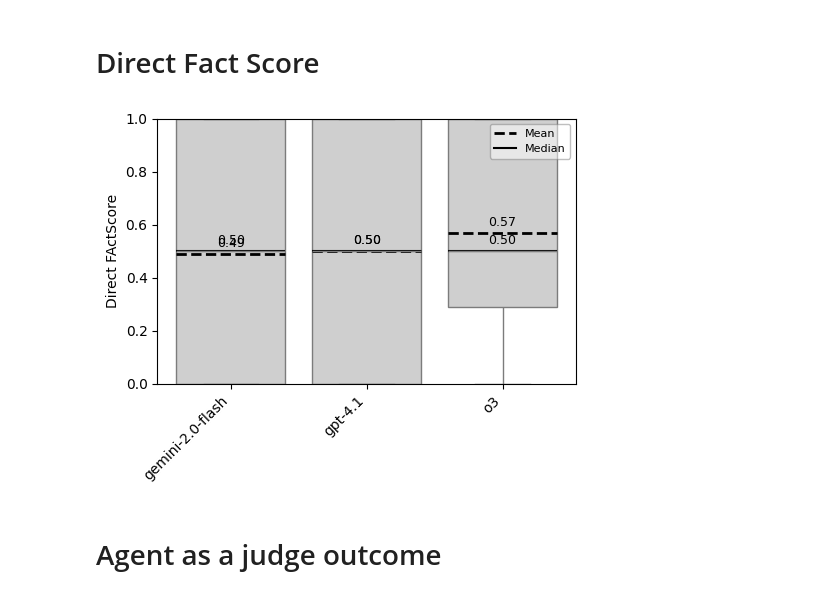
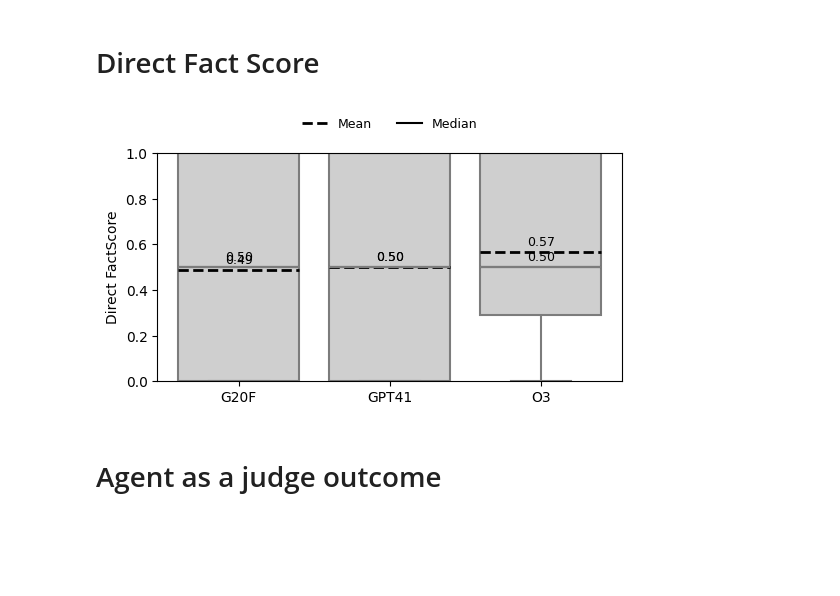
Before and after one commit to mrrestre/react_agent_in_edp, a Jupyter notebook: experiments/interpretation/experiment_comparer.ipynb, the cells around one changed output. Drawn from its saved outputs; the diff is of its cells as text; code cells hidden in the pictures; blank space fills up the shorter version.

Commit message:
improved figures

```diff
--- a/experiments/interpretation/experiment_comparer.ipynb
+++ b/experiments/interpretation/experiment_comparer.ipynb
@@ -45,3 +42,13 @@ df = df.sort_values(by="model_used")
+# %%
+# Map raw experiment names directly to single-letter codes
+name_map = {
+    "gemini-2.0-flash": "G20F",
+    "gpt-4.1": "GPT41",
+    "o3": "O3",
+}
+df["model_used"] = df["model_used"].map(name_map)
+
+df = df.sort_values(by="model_used")
 # %%
 my_palette = sns.color_palette("pastel", 9)
 
@@ -52,47 +59,38 @@ sns.palplot(my_palette)
 # Direct Fact Score
 # %%
 import matplotlib.pyplot as plt
-
+import seaborn as sns
 import numpy as np
 
-plt.figure(figsize=(5, 4))
+plt.figure(figsize=(6, 4))
 
-# Draw boxplot and save the axis object
+# Draw boxplot
 ax = sns.boxplot(
     data=df,
     x="model_used",
     y="fact_score.direct_fact_score",
     color=my_palette[7],
     showfliers=False,
-    linewidth=1,
+    linewidth=1.5,
 )
 
-# Get the x-tick positions (center of each box)
+# X-tick metadata
 xticks = ax.get_xticks()
 xticklabels = [tick.get_text() for tick in ax.get_xticklabels()]
 
-# Compute statistics
+# Compute stats
 means = df.groupby("model_used")["fact_score.direct_fact_score"].mean()
 medians = df.groupby("model_used")["fact_score.direct_fact_score"].median()
-
-# Map experiment names to positions
 pos_map = {label: pos for label, pos in zip(xticklabels, xticks)}
 
-# Overlay mean line and median label
-for i, (experiment, pos) in enumerate(pos_map.items()):
+# Overlay lines + annotations
+for experiment, pos in pos_map.items():
     mean_val = means.get(experiment)
     median_val = medians.get(experiment)
 
     if mean_val is not None:
-        # Mean (red dashed line)
         plt.hlines(
-            mean_val,
-            pos - 0.40,
-            pos + 0.40,
-            colors="black",
-            linestyles="--",
-            linewidth=2,
-            label="Mean" if i == 0 else "",  # Label only once
+            mean_val, pos - 0.4, pos + 0.4, colors="black", linestyles="--", linewidth=2
         )
         plt.text(
             pos,
@@ -105,54 +103,49 @@ for i, (experiment, pos) in enumerate(pos_map.items()):
         )
 
     if median_val is not None:
-        # Median label (black)
         plt.hlines(
             median_val,
-            pos - 0.40,
-            pos + 0.40,
+            pos - 0.4,
+            pos + 0.4,
             colors="black",
             linestyles="-",
             linewidth=1.5,
-            label="Median" if i == 0 else "",  # Label only once
         )
         plt.text(
             pos,
             median_val + 0.015,
             f"{median_val:.2f}",
             color="black",
             va="bottom",
             fontsize=9,
             ha="center",
         )
 
-# Final formatting
+# Final styling
 plt.xlabel("")
-plt.ylabel("Direct FActScore")
+plt.ylabel("Direct FactScore")
 plt.ylim(0, 1)
-plt.xticks(rotation=45, ha="right")
 
-# Inline legend inside top-right of plot with transparent background
-legend = ax.legend(
+# Top-centered legend without frame
+ax.legend(
     handles=[
         plt.Line2D([0], [0], color="black", linestyle="--", linewidth=2, label="Mean"),
         plt.Line2D(
             [0], [0], color="black", linestyle="-", linewidth=1.5, label="Median"
         ),
     ],
-    loc="upper right",
-    fontsize=8,
-    frameon=True,
+    loc="lower center",
+    bbox_to_anchor=(0.5, 1.05),
+    fontsize=9,
+    frameon=False,
+    ncol=2,
 )
 
-# Customize legend box appearance
-legend.get_frame().set_facecolor("white")
-legend.get_frame().set_alpha(0.5)  # Slight transparency
-legend.get_frame().set_edgecolor("gray")
-
-plt.tight_layout()
+# Add margin for legend
+plt.subplots_adjust(top=0.82, bottom=0.25)
 plt.show()
 # %% [output]
-[figure, old version]
+[figure, new version]
 # %% [markdown]
 # Agent as a judge outcome
 # %%
```
Also changed, not shown: parts of 6 cells of this notebook, 20 other files.
